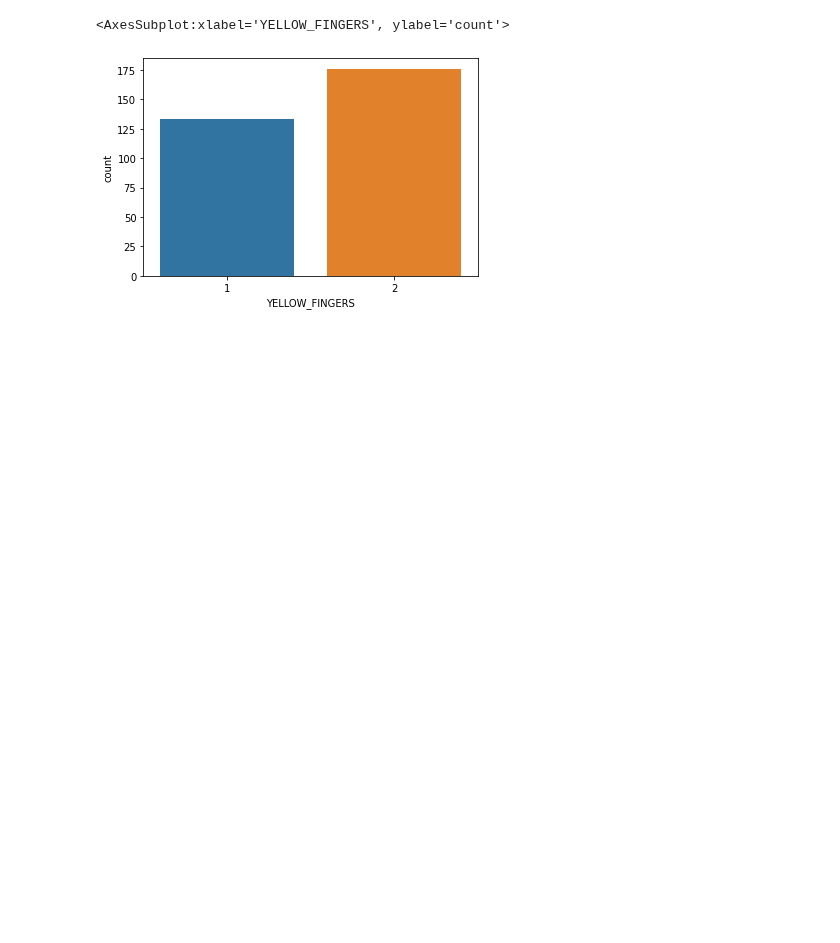
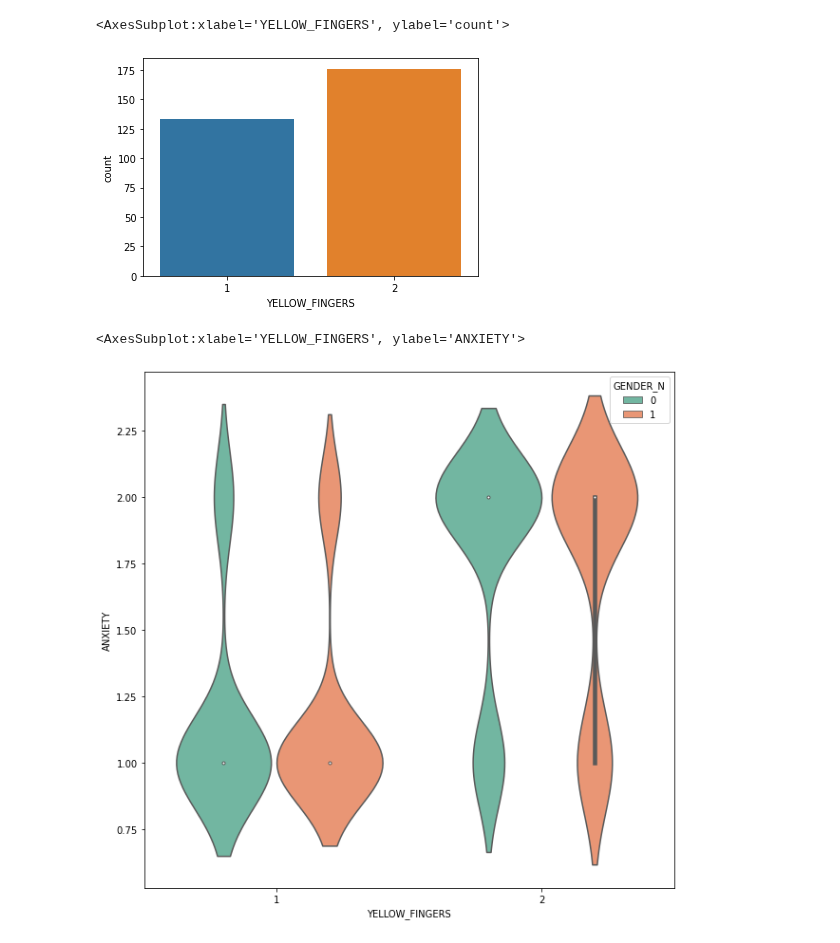
Before and after one commit to jayasith/ML_Assignment2_IT19070704_IT19079264_IT19076362_IT19041926, a Jupyter notebook: lung-cancer-decisiontree.ipynb, the cells around one changed output. Cells and saved outputs as stored; diff of their text form; code cells hidden in the pictures; blank space fills up the shorter version.

Commit message:
plot figure

```diff
--- a/lung-cancer-decisiontree.ipynb
+++ b/lung-cancer-decisiontree.ipynb
@@ -131,3 +131,10 @@ sbn.countplot(x='YELLOW_FINGERS',data = updated_data_set)
 # %% [output]
 <AxesSubplot:xlabel='YELLOW_FINGERS', ylabel='count'>
 [figure]
+# %%
+#yellow fingers and fatigue is two main sympttoms
+plt.figure(figsize=(10,10))
+sbn.violinplot(x='YELLOW_FINGERS', y='ANXIETY',hue='GENDER_N',palette="Set2", data=updated_data_set)
+# %% [output]
+<AxesSubplot:xlabel='YELLOW_FINGERS', ylabel='ANXIETY'>
+[figure, added]
```
Also changed, not shown: parts of 1 cell of this notebook.
